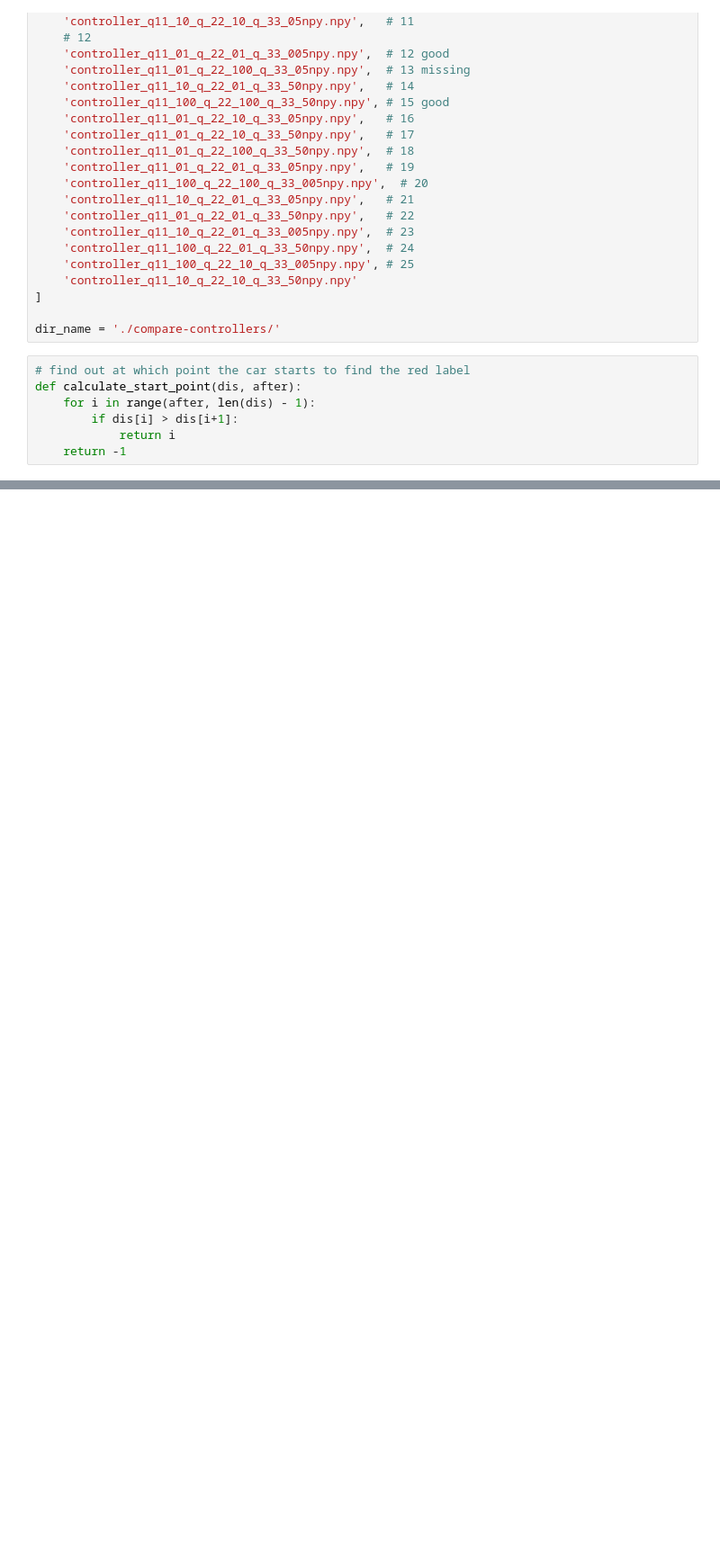
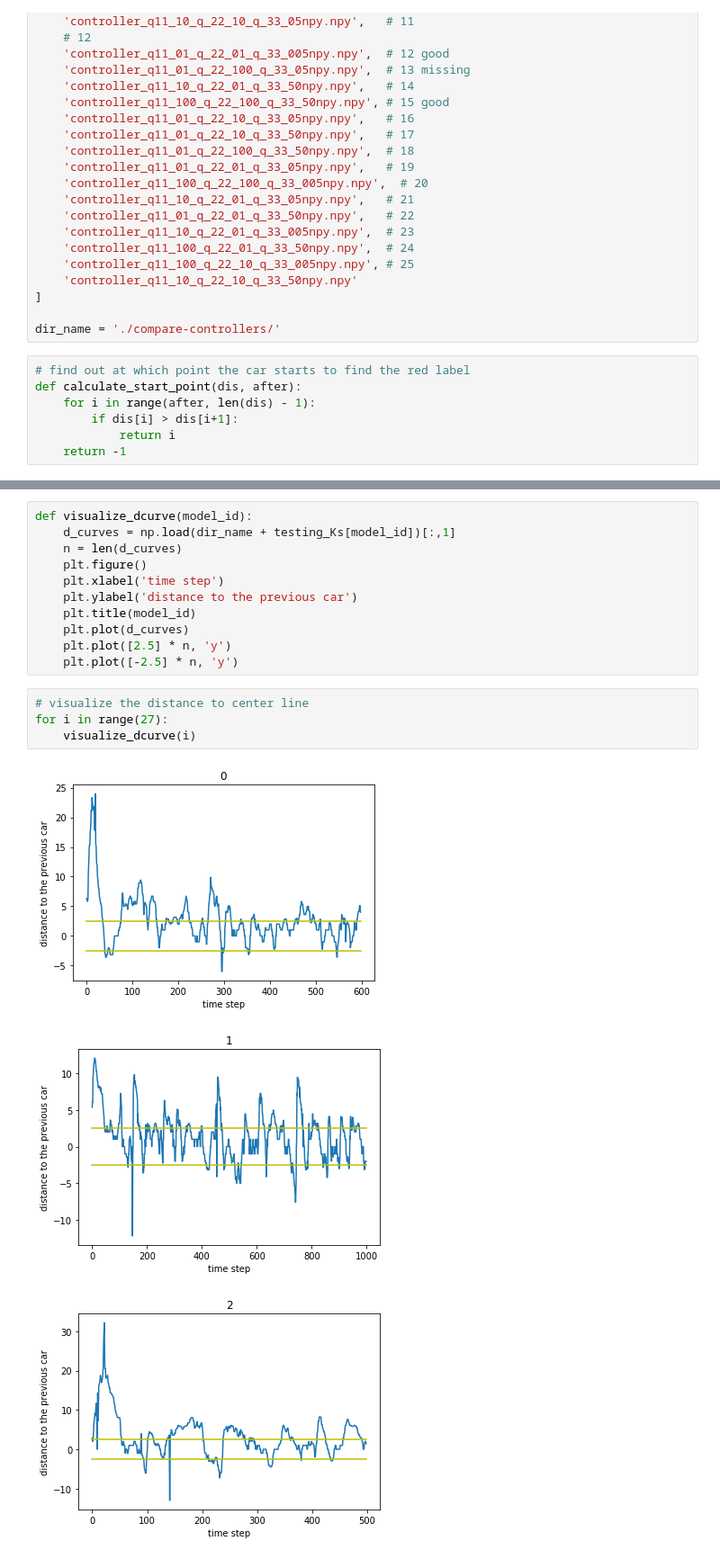
Before and after one commit to nyucan/can-selfdriving, a Jupyter notebook: record/coupled-controllers/Compare.ipynb, the cells around one changed output, grey strips where cells are left out. Shown at 90% size. Cells and saved outputs as stored; diff of their text form; blank space fills up the shorter version.

```diff
--- a/record/coupled-controllers/Compare.ipynb
+++ b/record/coupled-controllers/Compare.ipynb
@@ -47,0 +87,19 @@ def calculate_start_point(dis, after):
+# %%
+def visualize_dcurve(model_id):
+    d_curves = np.load(dir_name + testing_Ks[model_id])[:,1]
+    n = len(d_curves)
+    plt.figure()
+    plt.xlabel('time step')
+    plt.ylabel('distance to the previous car')
+    plt.title(model_id)
+    plt.plot(d_curves)
+    plt.plot([2.5] * n, 'y')
+    plt.plot([-2.5] * n, 'y')
+# %%
+# visualize the distance to center line
+for i in range(27):
+    visualize_dcurve(i)
+# %% [output]
+[figure, added]
+[figure, added]
+[figure, added]
```
Also changed, not shown: parts of 9 cells of this notebook, 39 other files.
